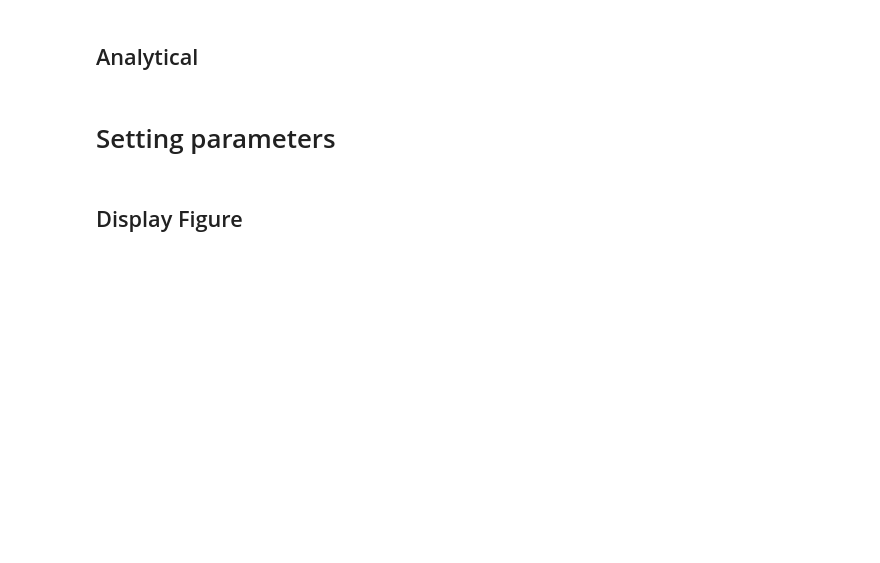
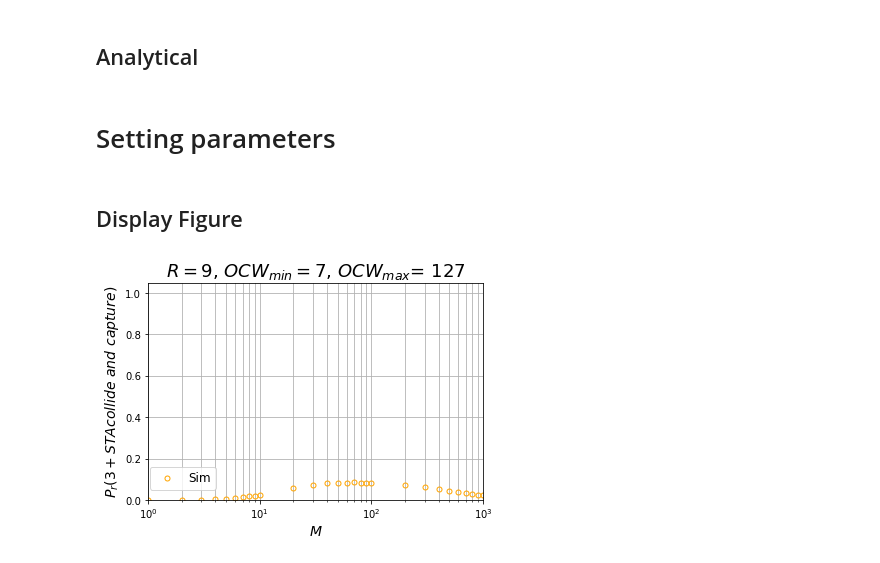
Before and after one commit to eric248550/power-control-uora-11be, a Jupyter notebook: analy_and_simu_combine.ipynb, the cells around one changed output. Cells and saved outputs as stored; diff of their text form; code cells hidden in the pictures; blank space fills up the shorter version.

```diff
--- a/analy_and_simu_combine.ipynb
+++ b/analy_and_simu_combine.ipynb
@@ -450,3 +497,18 @@ for sta in range (1, sta_max+1):
 # %% [markdown]
 ## Display Figure
+# %%
+plt.semilogx(m_list_simu, sta_3_plus_prob_list_simu, label=f'Sim', linestyle='None', marker='o', markerfacecolor='None', markeredgecolor='orange', markersize=5)
+
+plt.title(f'$R = {R}$' + ', $OCW_{min} = $' + str(ocw_min) + ', $OCW_{max}$= ' + str(ocw_max), fontsize = 18)
+plt.xlabel("$M$", fontsize = 14)
+plt.ylabel('$P_r(3+STA collide \ and \ capture)$', fontsize = 14)
+plt.grid(True, which="both")
+plt.legend(loc='center right', bbox_to_anchor=(0.22, 0.1), fontsize = 12)
+plt.axis([1,sta_max,0,1.05]) #x spacing,x max, y spcaing, y max
+# plt.rcParams["figure.figsize"] = (8,6)
+# plt.xticks(M_ticks)
+# plt.yticks(fontsize = 14)
+plt.show()
+# %% [output]
+[figure, added]
 # %%
```
Also changed, not shown: parts of 15 cells of this notebook, 37 other files.
